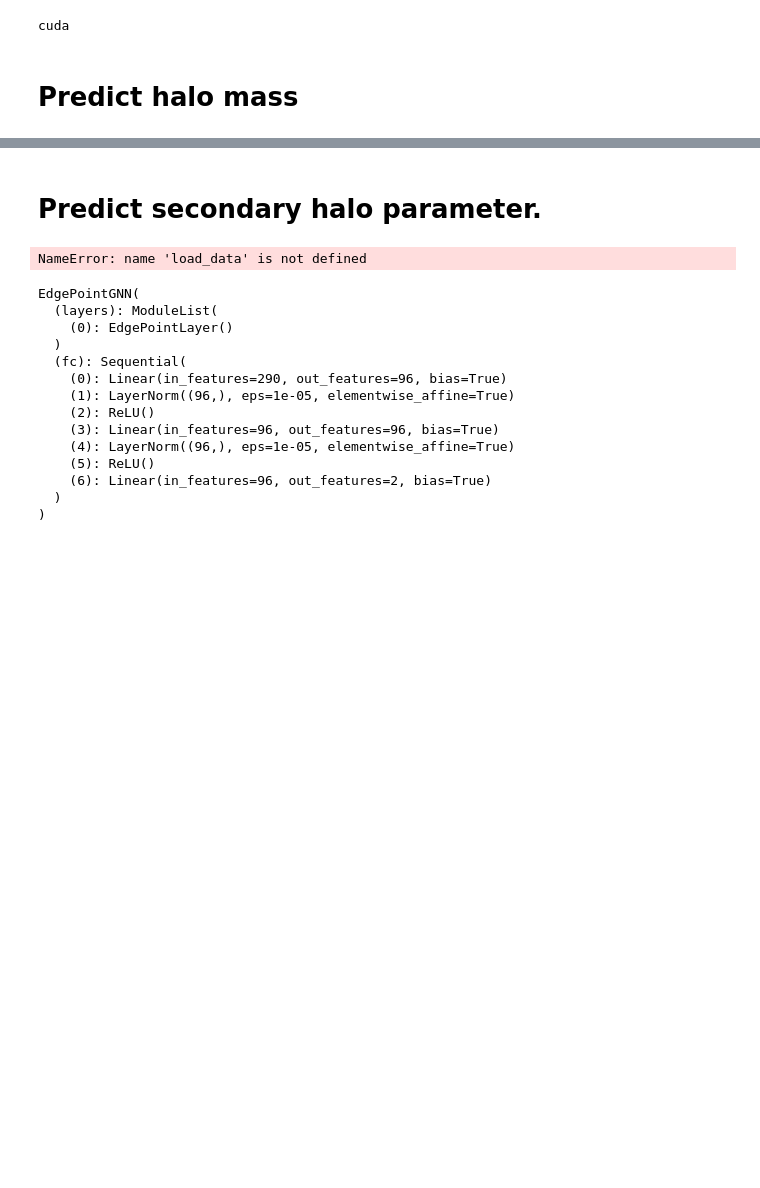
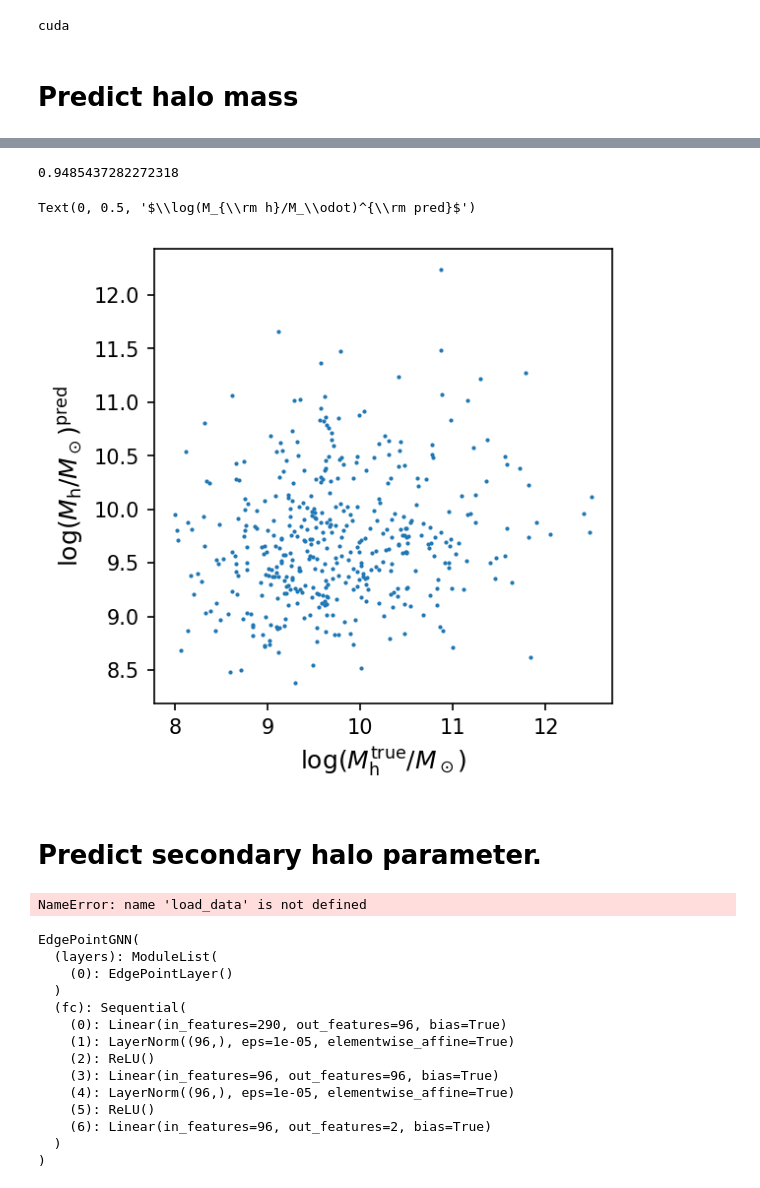
Before and after one commit to jwuphysics/halo-gnns, a Jupyter notebook: notebook/illustris-eda.ipynb, the cells around one changed output, grey strips where cells are left out. Saved outputs shown, nothing was run; the diff lists cells and outputs as text; code cells hidden in the pictures; blank space fills up the shorter version.

```diff
--- a/notebook/illustris-eda.ipynb
+++ b/notebook/illustris-eda.ipynb
@@ -222,3 +253,30 @@ plt.grid(alpha=0.15)
+# %%
+X = torch.cat([d.x[:, -1] for d in dataset]).numpy()
+y = torch.cat([d.y[:,0] for d in dataset]).numpy()
+
+is_finite = (np.isfinite(X) & np.isfinite(y))
+
+X = X[is_finite].reshape(-1, 1)
+y = y[is_finite]
+# %%
+X_train, X_valid, y_train, y_valid = sklearn.model_selection.train_test_split(X, y, test_size=0.15)
+# %%
+rf = sklearn.ensemble.RandomForestRegressor()
+
+rf.fit(X_train, y_train)
+p_valid = rf.predict(X_valid)
+# %%
+np.mean((p_valid - y_valid)**2)**0.5
+# %% [output]
+0.9485437282272318
+# %%
+plt.figure(figsize=(4, 4), dpi=150)
+plt.scatter(y_valid + 10 - h, p_valid + 10 - h, s=1)
+plt.xlabel("$\\log(M_{\\rm h}^{\\rm true}/M_\\odot)$", fontsize=12)
+plt.ylabel("$\\log(M_{\\rm h}/M_\\odot)^{\\rm pred}$", fontsize=12)
+# %% [output]
+Text(0, 0.5, '$\\log(M_{\\rm h}/M_\\odot)^{\\rm pred}$')
+[figure, added]
 # %% [markdown]
 # Predict secondary halo parameter.
 # %%
```
Also changed, not shown: parts of 27 cells of this notebook, 3 other files.
